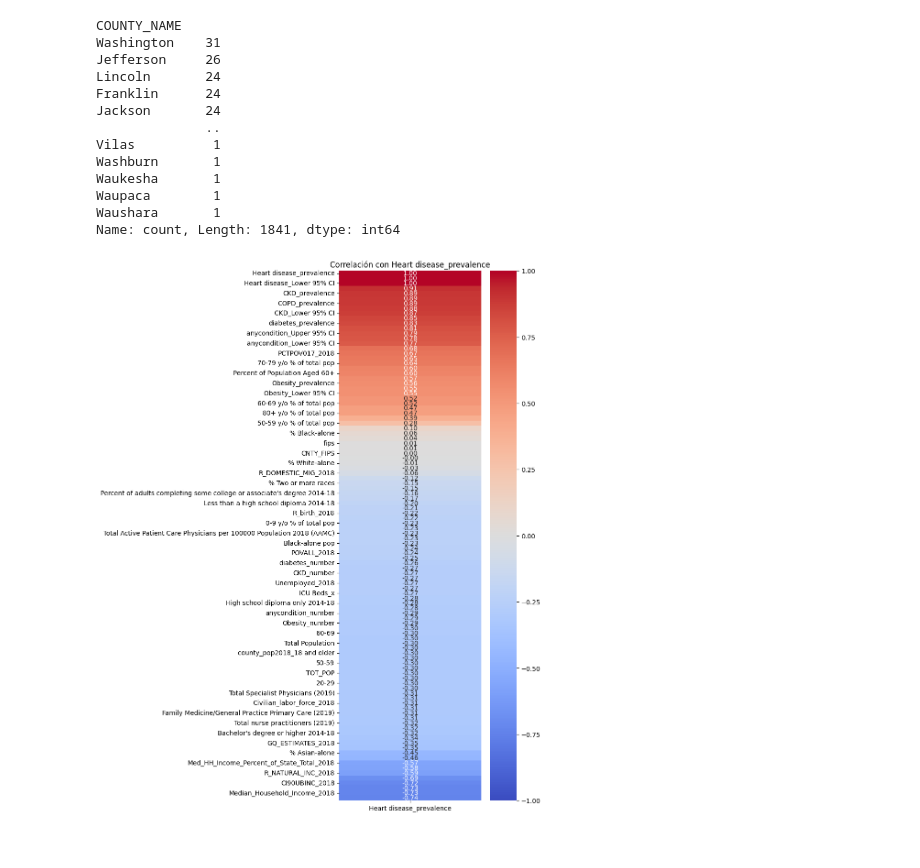
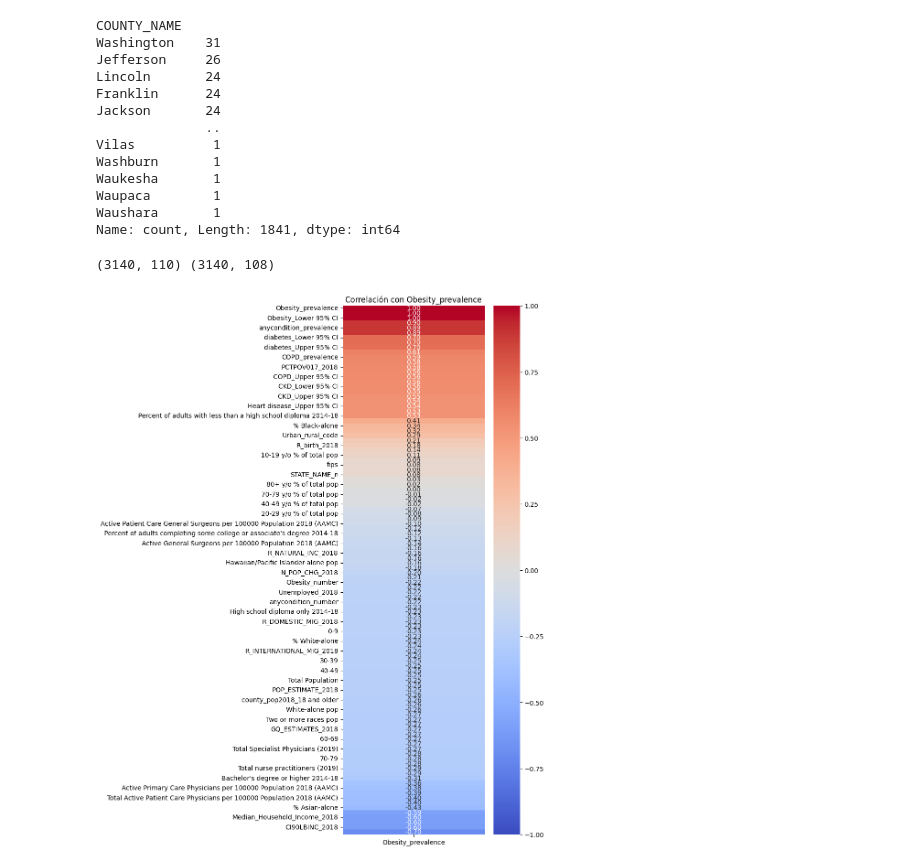
Before and after one commit to 4GeeksAcademy/REGULARIZED_LINEAR_REG_JesusCastaneda, a Jupyter notebook: src/explore.ipynb, the cells around one changed output. Saved outputs shown, nothing was run; the diff lists cells and outputs as text; code cells hidden in the pictures.

```diff
--- a/src/explore.ipynb
+++ b/src/explore.ipynb
@@ -156,22 +156,27 @@ Waupaca        1
 Waushara       1
 Name: count, Length: 1841, dtype: int64
 # %%
-df["STATE_NAME"] = pd.factorize(df["STATE_NAME"])[0]
-df["COUNTY_NAME"] = pd.factorize(df["COUNTY_NAME"])[0]
+df["STATE_NAME_n"] = pd.factorize(df["STATE_NAME"])[0]
+df["COUNTY_NAME_n"] = pd.factorize(df["COUNTY_NAME"])[0]
+
+df_num = df.select_dtypes(include='number')
+print(df.shape,df_num.shape)
+# %% [output]
+(3140, 110) (3140, 108)
 # %%
-# Buscar correlaciones bajas (-0.3<x<0.3) con la variable objetivo "Heart disease_prevalence" para eliminar columnas innecesarias
+# Buscar correlaciones bajas (-0.3<x<0.3) con la variable objetivo "Obesity_prevalence" para eliminar columnas innecesarias
 
 # Calculo todas las correlaciones numéricas
 correlaciones = df.corr(numeric_only=True)
 
 # Extraer solo la fila/columna relacionada con mi variable objetivo
-cor_target = correlaciones[['Heart disease_prevalence']].sort_values(by='Heart disease_prevalence', ascending=False)
+cor_target = correlaciones[['Obesity_prevalence']].sort_values(by='Obesity_prevalence', ascending=False)
 
 # Heatmap de una sola columna
 plt.figure(figsize=(5, 15))
 sns.heatmap(cor_target, annot=True, cmap='coolwarm', fmt=".2f", vmin=-1, vmax=1)
-plt.title("Correlación con Heart disease_prevalence")
+plt.title("Correlación con Obesity_prevalence")
 
 plt.show()
 # %% [output]
-[figure, old version]
+[figure, new version]
```
Also changed, not shown: parts of 13 cells of this notebook.
